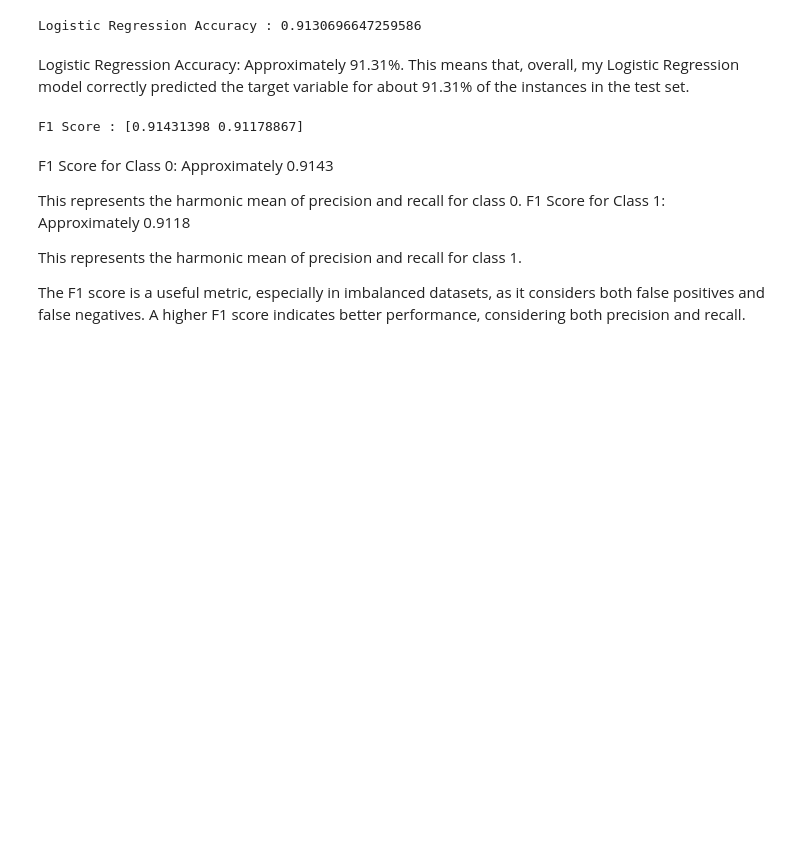
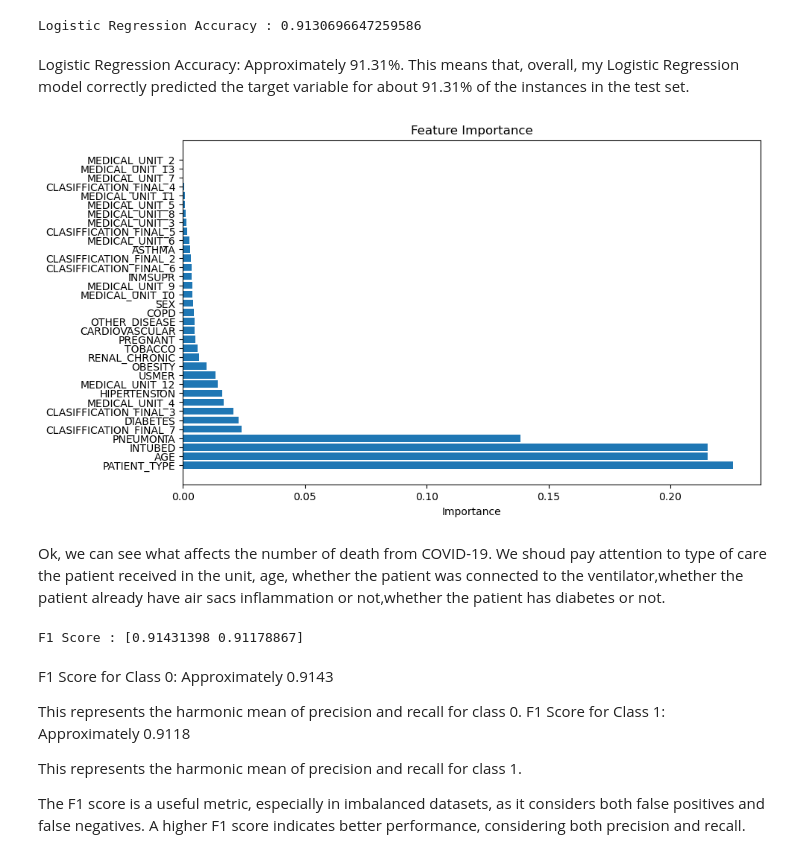
Before and after one commit to anastasiialeskiv/COVID-19, a Jupyter notebook: Notebook.ipynb, the cells around one changed output. Cells and saved outputs as stored; diff of their text form; code cells hidden in the pictures; blank space fills up the shorter version.

```diff
--- a/Notebook.ipynb
+++ b/Notebook.ipynb
@@ -800,6 +800,36 @@ print("Logistic Regression Accuracy :", logreg.score(x_test, y_test))
 Logistic Regression Accuracy : 0.9130696647259586
 # %% [markdown]
 Logistic Regression Accuracy: Approximately 91.31%. This means that, overall, my Logistic Regression model correctly predicted the target variable for about 91.31% of the instances in the test set.
+# %%
+#plotting feature importances
+import matplotlib.pyplot as plt
+from sklearn.ensemble import RandomForestClassifier
+import pandas as pd
+
+model = RandomForestClassifier()
+model.fit(x_train, y_train)
+
+feature_names = x_train.columns
+
+# Geting feature importances from the trained model
+importances = model.feature_importances_
+
+# Creating a DataFrame to organize feature names and their importance scores
+feature_importance_df = pd.DataFrame({'Feature': feature_names, 'Importance': importances})
+
+# Sort the DataFrame by importance values in descending order
+feature_importance_df = feature_importance_df.sort_values(by='Importance', ascending=False)
+
+# Plotting
+plt.figure(figsize=(10, 6))
+plt.barh(feature_importance_df['Feature'], feature_importance_df['Importance'])
+plt.xlabel('Importance')
+plt.title('Feature Importance')
+plt.show()
+# %% [output]
+[figure, added]
+# %% [markdown]
+Ok, we can see what affects the number of death from COVID-19. We shoud pay attention to type of care the patient received in the unit, age, whether the patient was connected to the ventilator,whether the patient already have air sacs inflammation or not,whether the patient has diabetes or not.
 # %%
 from sklearn.metrics import f1_score
 # %%
```
Also changed, not shown: parts of 2 cells of this notebook.
